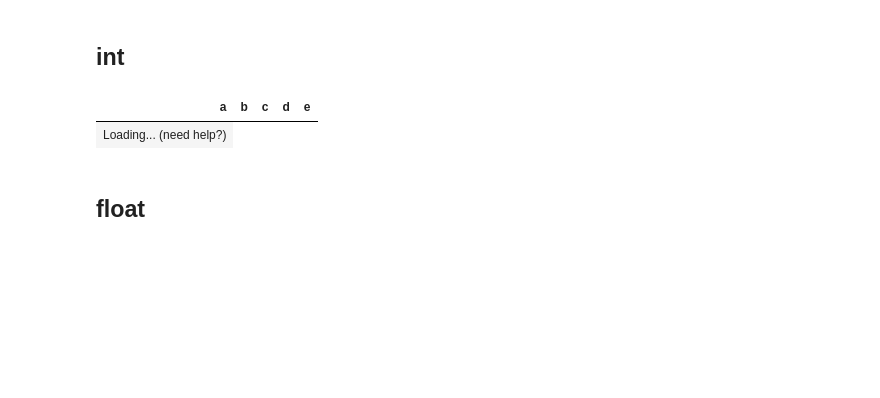
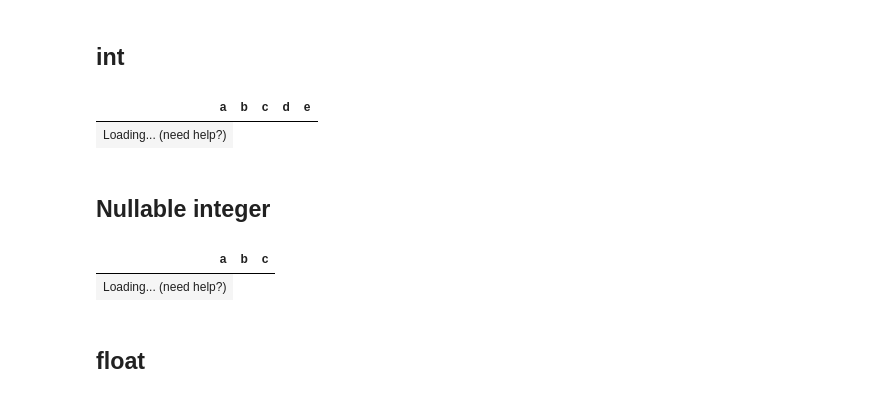
Before and after one commit to winvictorty/itables, a Jupyter notebook: _sources/sample_dataframes.ipynb, the cells around one changed output. Cells and saved outputs as stored; diff of their text form; code cells hidden in the pictures; blank space fills up the shorter version.

```diff
--- a/_sources/sample_dataframes.ipynb
+++ b/_sources/sample_dataframes.ipynb
@@ -25,6 +39,13 @@ show(dict_of_test_dfs["int"])
 # %% [output]
 | a | b | c | d | e |
 | Loading... (need help?) |
+# %% [markdown]
+## Nullable integer
+# %%
+show(dict_of_test_dfs["nullable_int"])
+# %% [output]
+| a | b | c |
+| Loading... (need help?) |
 # %% [markdown]
 ## float
 # %%
```
Also changed, not shown: parts of 4 cells of this notebook, 11 other files.
